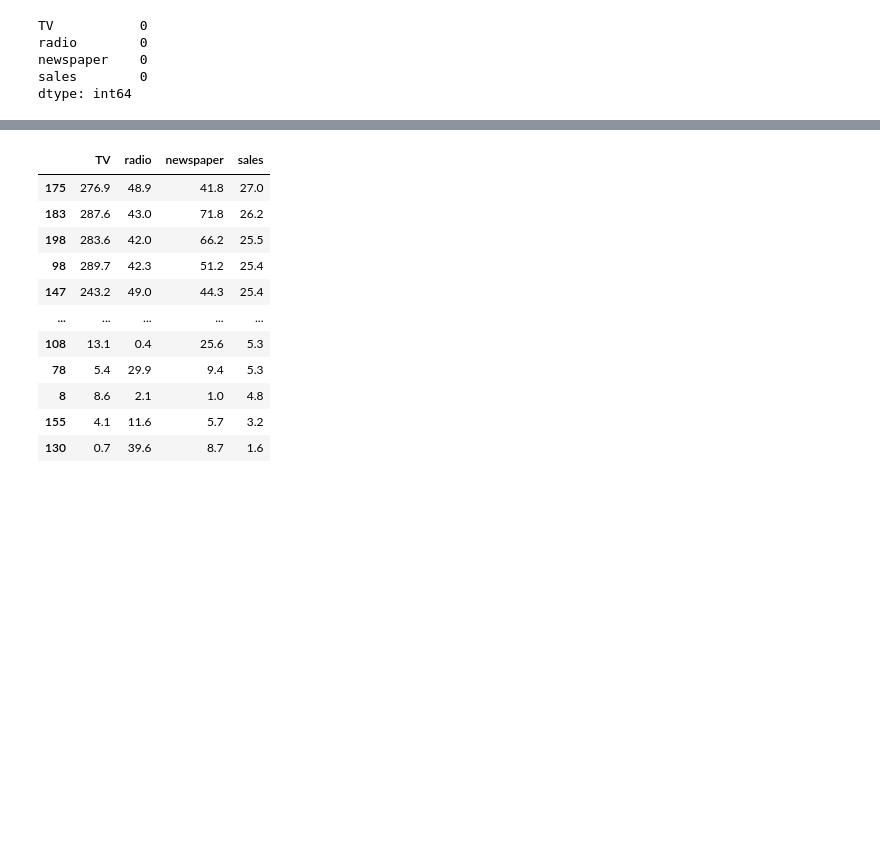
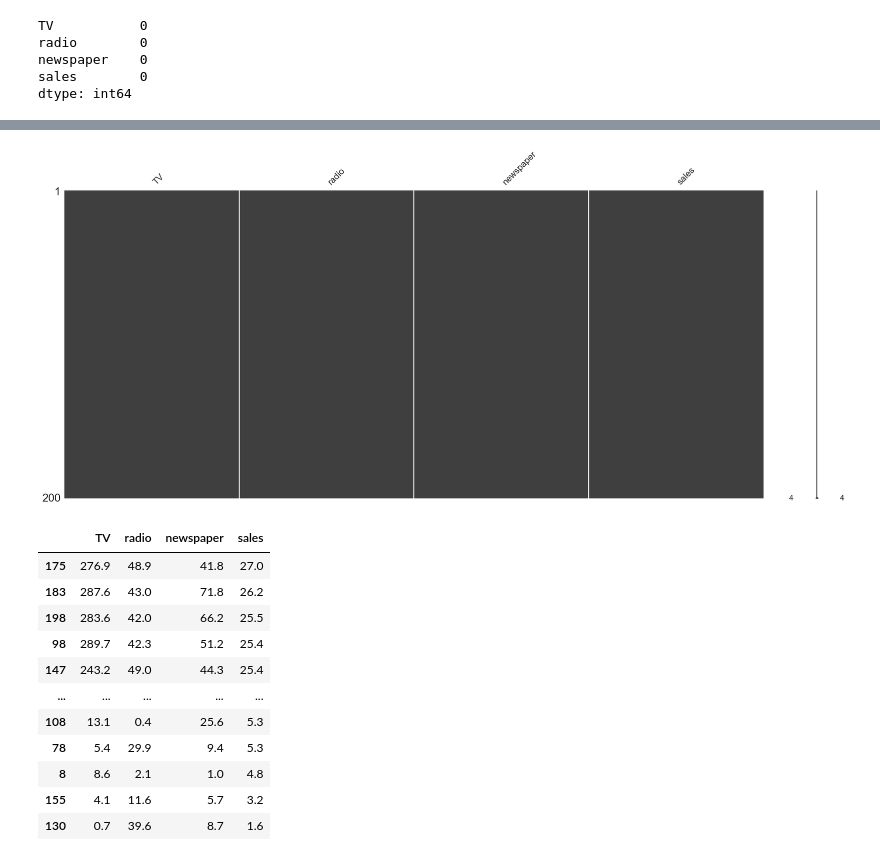
Before and after one commit to Blacksea4561/Machine-Learning-Lesson-Works, a Jupyter notebook: 2 - Multiple Linear Regression/Multiple Linear Regression.ipynb, the cells around one changed output, grey strips where cells are left out. Cells and saved outputs as stored; diff of their text form; code cells hidden in the pictures; blank space fills up the shorter version.

```diff
--- a/2 - Multiple Linear Regression/Multiple Linear Regression.ipynb
+++ b/2 - Multiple Linear Regression/Multiple Linear Regression.ipynb
@@ -109,4 +111,10 @@ Successfully installed missingno-0.5.1
 [notice] To update, run: python.exe -m pip install --upgrade pip
 # %%
 import missingno as msno
+# %%
+msno.matrix(df);
+# bu kod ile  missing value bakıyoruz
+# eğer missing value olsaydı yatay  beyaz  çizgi veya çizgiler  alacaktık
+# %% [output]
+[figure, added]
 # %%
```
Also changed, not shown: parts of 105 cells of this notebook, 3 other files.
